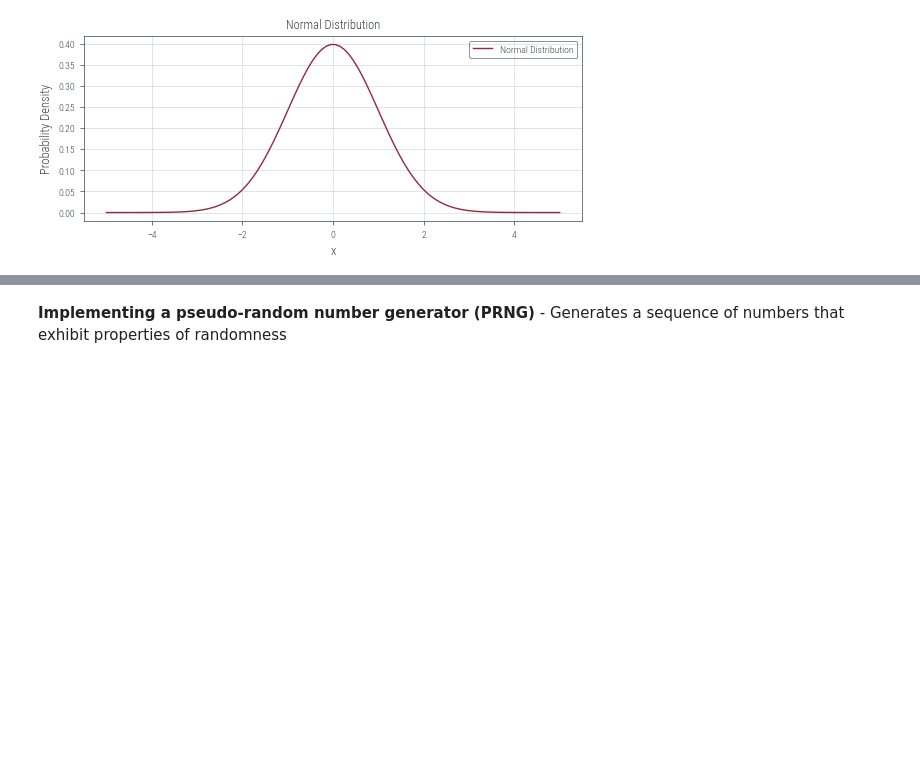
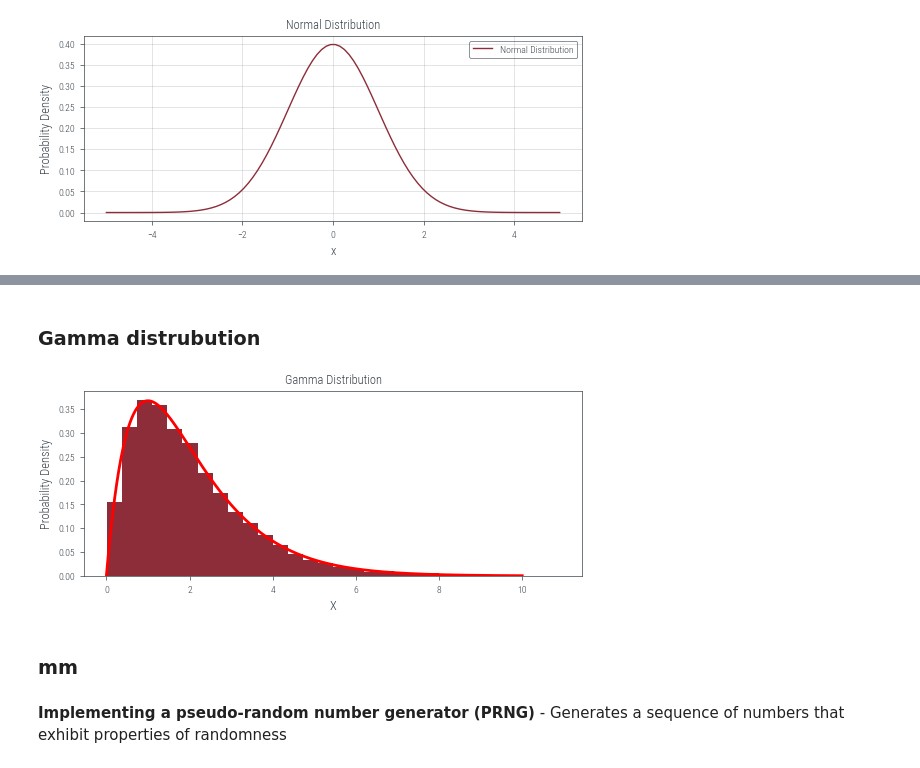
Before and after one commit to rishabh-mondal/Rishabh-mondal.github.io, a Jupyter notebook: posts/Sampling_distributions.ipynb, the cells around one changed output, grey strips where cells are left out. Cells and saved outputs as stored; diff of their text form; code cells hidden in the pictures; blank space fills up the shorter version.

```diff
--- a/posts/Sampling_distributions.ipynb
+++ b/posts/Sampling_distributions.ipynb
@@ -121,3 +155,41 @@ plt.show()
+# %% [markdown]
+### Gamma distrubution
+# %%
+import torch
+import matplotlib.pyplot as plt
+
+# Set the parameters for the Gamma distribution
+alpha = 2.0
+beta = 1.0
+
+# Create a Gamma distribution object
+gamma_dist = torch.distributions.Gamma(alpha, beta)
+
+# Generate samples from the distribution
+samples = gamma_dist.sample((n_samples,))
+
+# Convert samples to numpy array
+samples_np = samples.numpy()
+
+# Plot the histogram of samples
+plt.hist(samples_np, bins=30, density=True)
+
+# Plot the probability density function (PDF)
+x = torch.linspace(0, 10, 1000)
+pdf = gamma_dist.log_prob(x).exp()
+plt.plot(x.numpy(), pdf.numpy(), 'r-', linewidth=2)
+
+# Add labels and title
+plt.xlabel('X')
+plt.ylabel('Probability Density')
+plt.title('Gamma Distribution')
+
+# Display the plot
+plt.show()
+# %% [output]
+[figure, added]
+# %% [markdown]
+### mm
 # %% [markdown]
 **Implementing a pseudo-random number generator (PRNG)** - Generates a sequence of numbers that exhibit properties of randomness
 # %% [markdown]
```
Also changed, not shown: parts of 12 cells of this notebook.
